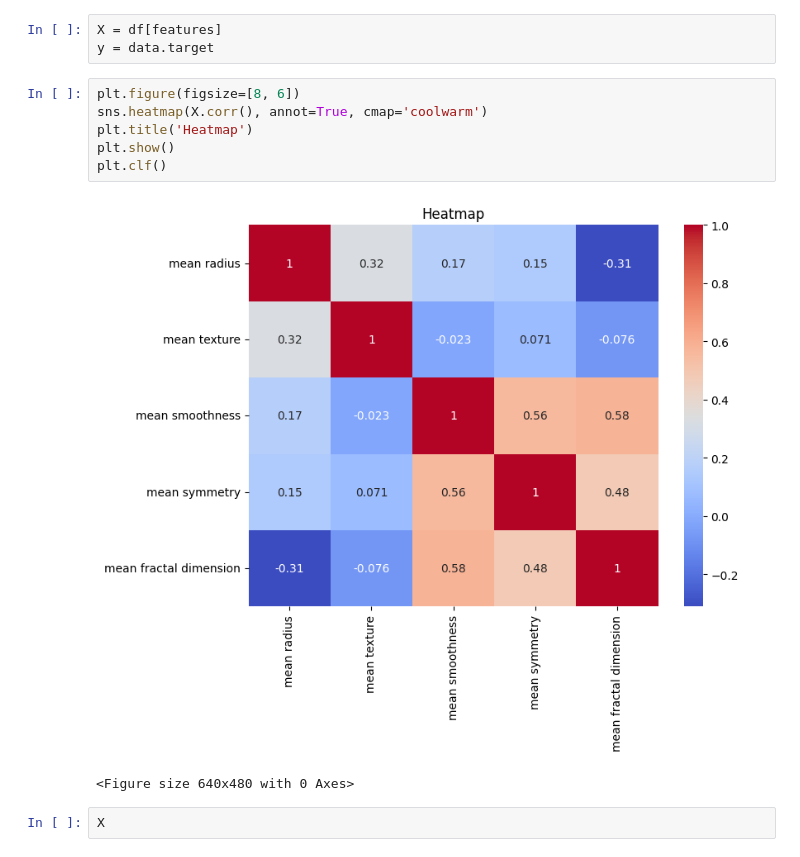
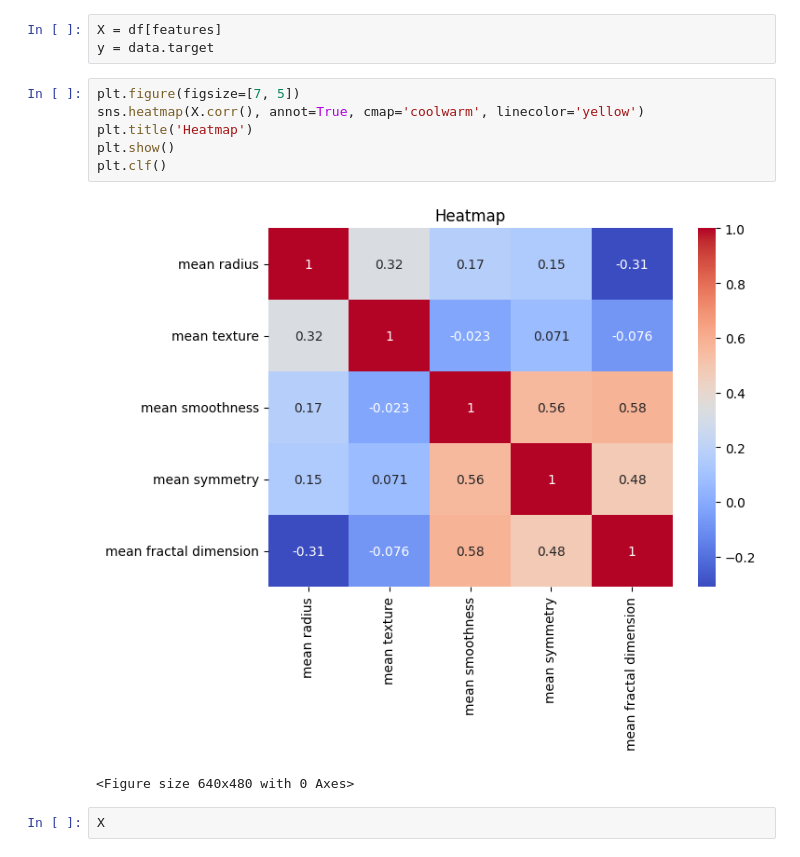
Before and after one commit to LiZoMark841619/Balazs1982, a Jupyter notebook: Playground/Practice_pro/ML/Breast_cancer/script.ipynb, the cells around one changed output. Cells and saved outputs as stored; diff of their text form.

```diff
--- a/Playground/Practice_pro/ML/Breast_cancer/script.ipynb
+++ b/Playground/Practice_pro/ML/Breast_cancer/script.ipynb
@@ -65,13 +65,13 @@ features = list(columns[:2]+columns[4:5]+columns[8:])
 X = df[features]
 y = data.target
 # %%
-plt.figure(figsize=[8, 6])
-sns.heatmap(X.corr(), annot=True, cmap='coolwarm')
+plt.figure(figsize=[7, 5])
+sns.heatmap(X.corr(), annot=True, cmap='coolwarm', linecolor='yellow')
 plt.title('Heatmap')
 plt.show()
 plt.clf()
 # %% [output]
-[figure, old version]
+[figure, new version]
 <Figure size 640x480 with 0 Axes>
 # %%
 X
```
